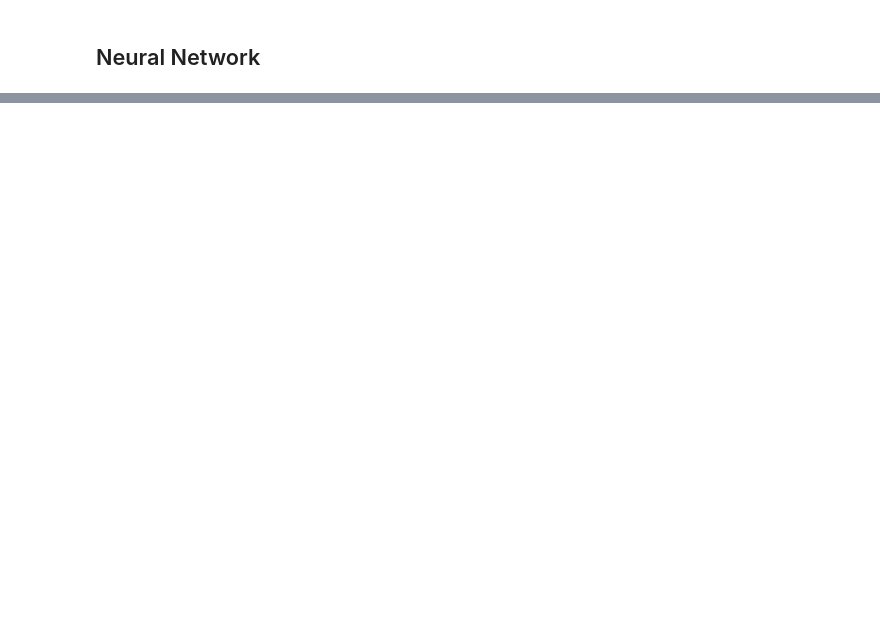
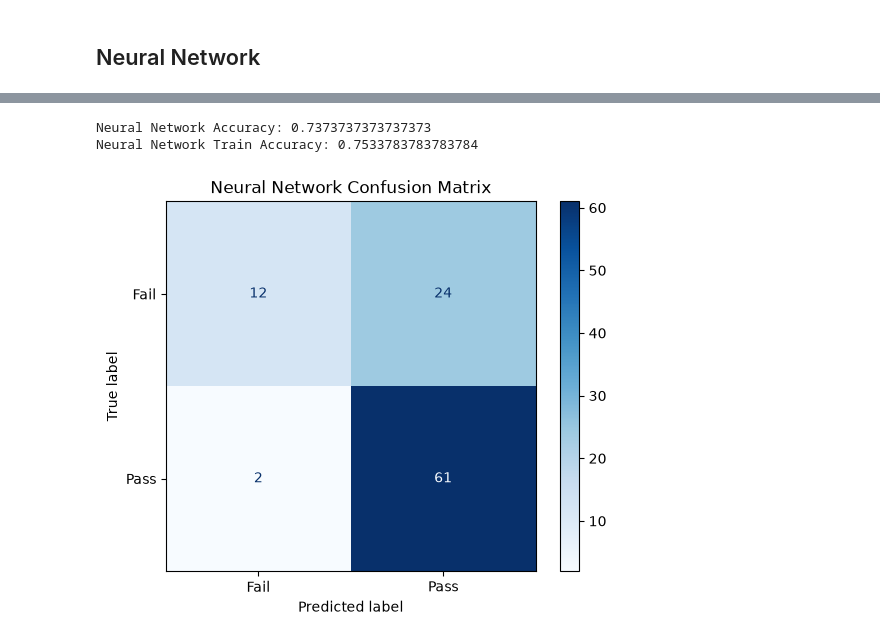
Before and after one commit to sondrefossaa/Universitetet, a Jupyter notebook: 3_termin/INFO180/Lab_4_export/assignment2.ipynb, the cells around one changed output, grey strips where cells are left out. Drawn from its saved outputs; the diff is of its cells as text; code cells hidden in the pictures; blank space fills up the shorter version.

Commit message:
Did assigment 2, added confusion matrix for neural network and removed confusion matrix for decision tree and logistic regression.

```diff
--- a/3_termin/INFO180/Lab_4_export/assignment2.ipynb
+++ b/3_termin/INFO180/Lab_4_export/assignment2.ipynb
@@ -156,0 +113,16 @@ Text(0.5, 1.0, 'Neural Network')
+# %%
+print("Neural Network Accuracy:", accuracy_score(y_test, pred_mlp))
+
+cm_mlp = confusion_matrix(y_test, pred_mlp)
+
+disp_mlp = ConfusionMatrixDisplay(
+    confusion_matrix=cm_mlp,
+    display_labels=["Fail", "Pass"]
+)
+disp_mlp.plot(cmap=plt.cm.Blues)
+plt.title("Neural Network Confusion Matrix")
+plt.show()
+# %% [output]
+Neural Network Accuracy: 0.7373737373737373
+Neural Network Train Accuracy: 0.7533783783783784
+[figure, added]
```
Also changed, not shown: parts of 3 cells of this notebook, 5 other files.
